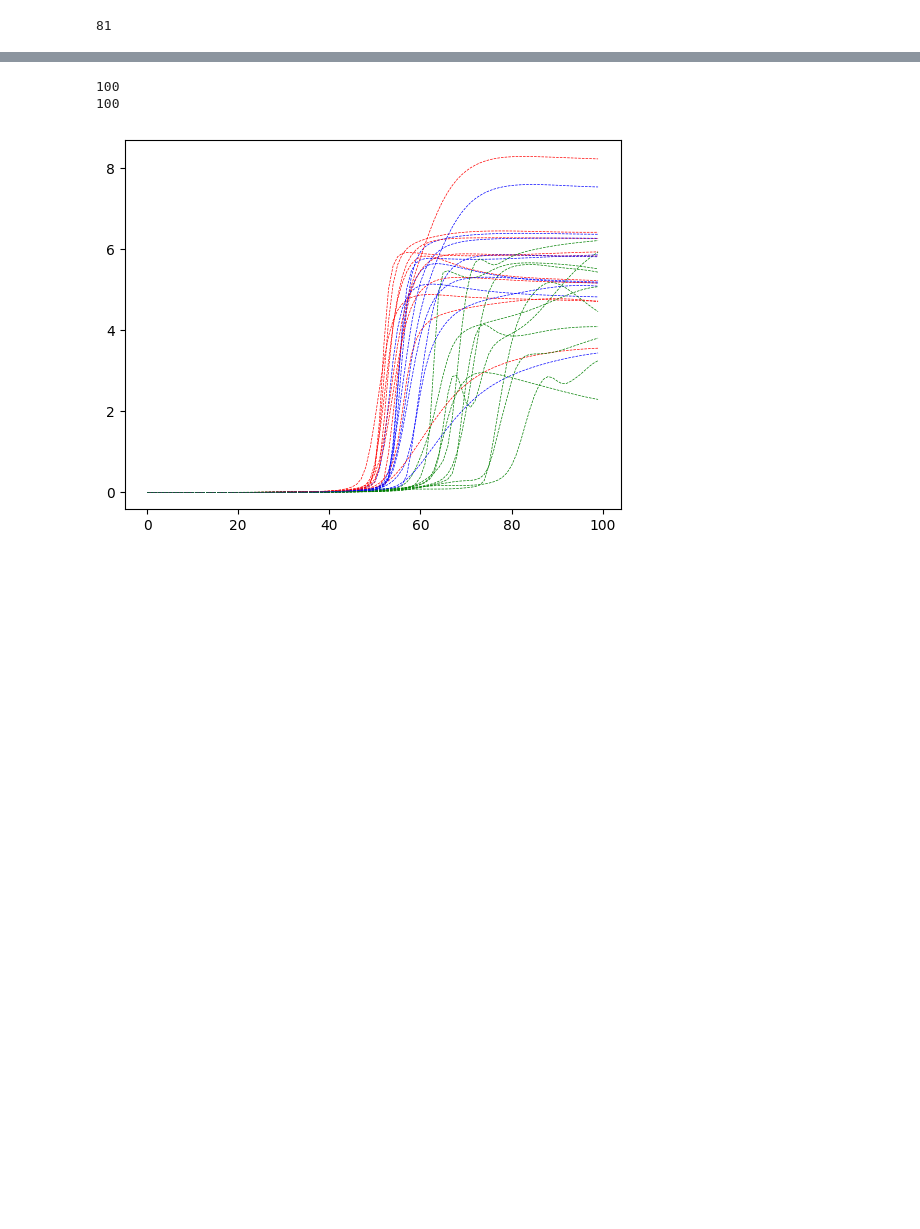
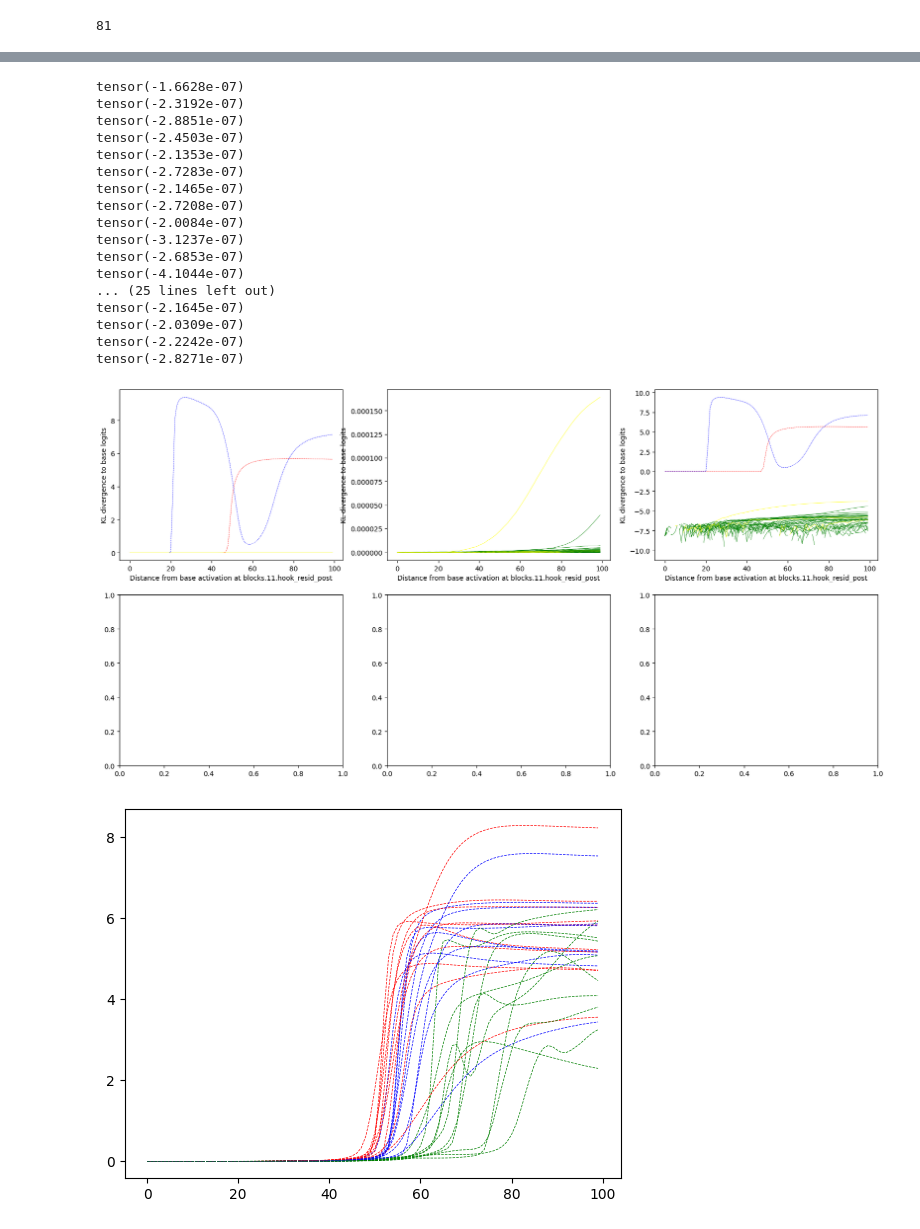
Before and after one commit to jettjaniak/teren, a Jupyter notebook: notebooks/feature_experiments.ipynb, the cells around one changed output, grey strips where cells are left out. Saved outputs shown, nothing was run; the diff lists cells and outputs as text; code cells hidden in the pictures; blank space fills up the shorter version.

```diff
--- a/notebooks/feature_experiments.ipynb
+++ b/notebooks/feature_experiments.ipynb
@@ -157,6 +168,6 @@ def get_results_for_prompt(exp_ref, cfg, sae, n_control, thresh, reduce=True):
     return base_results, target_results, control, sae_control
 # %%
-def plot_results(fig, ax, results, control, sae_control):
+def plot_results(fig, ax, base_results, target_results, control, sae_control):
 
     i = 0
     for control_kl_div in control.values():
@@ -167,23 +178,30 @@ def plot_results(fig, ax, results, control, sae_control):
         ax[i][0].plot(sae_kl_div[0], color='blue', label=f"Control", linewidth=0.5, linestyle="--")
         ax[i][2].plot(sae_kl_div[0], color='blue', label=f"Control", linewidth=0.5, linestyle="--")
 
-    for syn_kl_div in syn.values():
-        ax[i][0].plot(syn_kl_div, color='green', linewidth=0.5)
-        ax[i][1].plot(syn_kl_div, color='green', linewidth=0.5)
-        ax[i][2].plot(np.log10(syn_kl_div), color='green', linewidth=0.5)
+    for f_idx in base_results.keys():
+        print(base_results[f_idx]['kl_div'].min())
+        ax[i][0].plot(base_results[f_idx]['kl_div'], color='green', linewidth=0.5)
+        ax[i][1].plot(base_results[f_idx]['kl_div'], color='green', linewidth=0.5)
+        ax[i][2].plot(np.log10(base_results[f_idx]['kl_div']), color='green', linewidth=0.5)
+
+    for f_idx in target_results.keys():
+        print(target_results[f_idx]['kl_div'].min())
+        ax[i][0].plot(target_results[f_idx]['kl_div'], color='yellow', linewidth=0.5)
+        ax[i][1].plot(target_results[f_idx]['kl_div'], color='yellow', linewidth=0.5)
+        ax[i][2].plot(np.log10(target_results[f_idx]['kl_div']), color='yellow', linewidth=0.5)
 
     #ax.legend(fontsize=8)
-    ax[i][0].set_xlabel(f"Distance from base activation at {syn_cfg.read_layer}")
+    ax[i][0].set_xlabel(f"Distance from base activation at {cfg.read_layer}")
     ax[i][0].set_ylabel("KL divergence to base logits")
     #ax[i][0].set_xlim(0, 361)
     #ax[i][0].set_ylim(-0.1, 20)
 
-    ax[i][1].set_xlabel(f"Distance from base activation at {syn_cfg.read_layer}")
+    ax[i][1].set_xlabel(f"Distance from base activation at {cfg.read_layer}")
     ax[i][1].set_ylabel("KL divergence to base logits")
     #ax[i][1].set_xlim(0, 361)
     #ax[i][1].set_ylim(-0.1, 20)
 
-    ax[i][2].set_xlabel(f"Distance from base activation at {syn_cfg.read_layer}")
+    ax[i][2].set_xlabel(f"Distance from base activation at {cfg.read_layer}")
     ax[i][2].set_ylabel("KL divergence to base logits")
     #ax[i][2].set_xlim(0, 180)
     #ax[i][2].set_ylim(-0.01, 2)
@@ -201,14 +219,21 @@ for i in tqdm(range(1)):
     )
     print(exp_prompt)
     print(f"Prompt: {model.tokenizer.decode(exp_prompt[0])}")
-    n_control = 10
-    results, controls, sae_controls = get_results_for_prompt(exp_ref, syn_cfg, sae, n_control=n_control, thresh = 0.05, reduce=True)
+    n_control = 1
+    base_results, target_results, controls, sae_controls = get_results_for_prompt(exp_ref, cfg, sae, n_control=n_control, thresh = 0.1, reduce=True)
 
     if i == 0:
-        all_results = results
+        all_base_results = base_results
+        all_target_results = target_results
         all_controls = controls
         all_sae_controls = sae_controls
     else:
+        for f_idx, result in base_results.items():
+            all_base_results[f_idx]['kl_div'] = result
+
+        for f_idx, result in target_results.items():
+            all_target_results[f_idx]['kl_div'] = result
+
         for control_idx, control in controls.items():
             all_controls[n_control*i+control_idx] = control
 
@@ -248,6 +266,24 @@ Target Recon Error: 145.00424194335938
-# %%
-print(len(all_syns[0][0]))
-print(len(all_controls[0][0]))
-# %% [output]
-100
-100
+# %%
+fig, ax = plt.subplots(2, 3, figsize=(20, 10))
+
+plot_results(fig, ax, all_base_results, all_target_results, all_controls, all_sae_controls)
+fig.show()
+# %% [output]
+tensor(-1.6628e-07)
+tensor(-2.3192e-07)
+tensor(-2.8851e-07)
+tensor(-2.4503e-07)
+tensor(-2.1353e-07)
+tensor(-2.7283e-07)
+tensor(-2.1465e-07)
+tensor(-2.7208e-07)
+tensor(-2.0084e-07)
+tensor(-3.1237e-07)
+tensor(-2.6853e-07)
+tensor(-4.1044e-07)
+... (25 lines left out)
+tensor(-2.1645e-07)
+tensor(-2.0309e-07)
+tensor(-2.2242e-07)
+tensor(-2.8271e-07)
+[figure, added]
```
Also changed, not shown: parts of 4 cells of this notebook, 2 other files.
